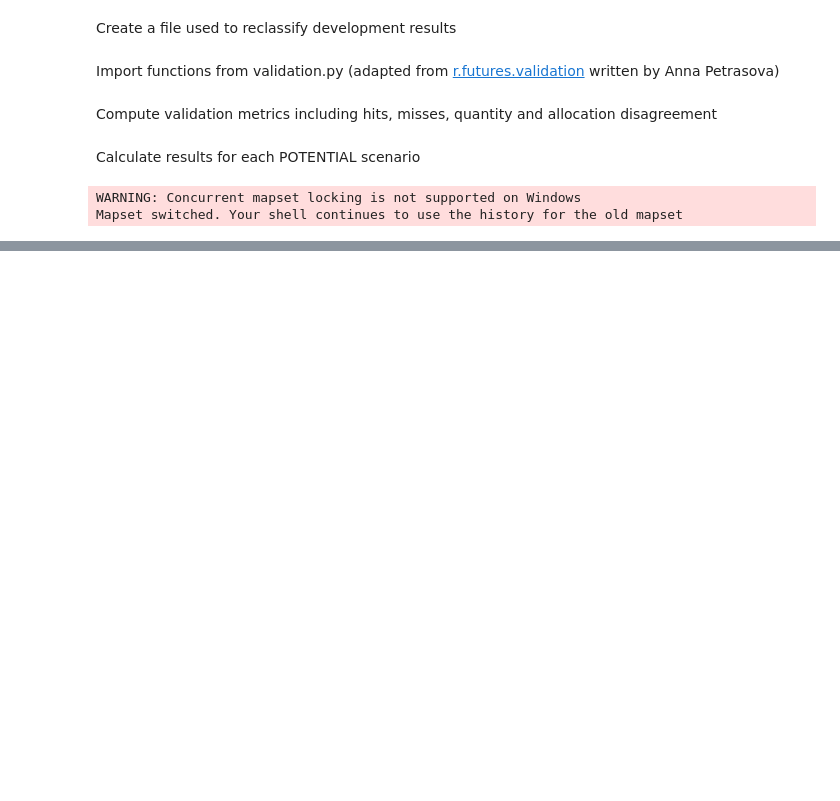
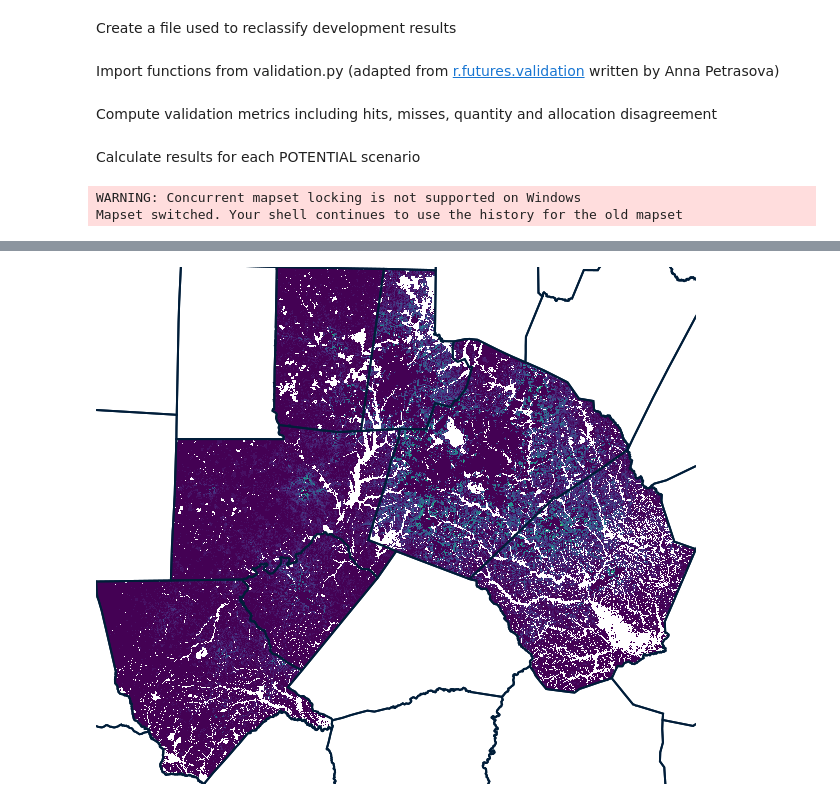
Before and after one commit to malawrim/FUTURES_zoning_prelim, a Jupyter notebook: futures_pga.ipynb, the cells around one changed output, grey strips where cells are left out. Cells and saved outputs as stored; diff of their text form; code cells hidden in the pictures; blank space fills up the shorter version.

```diff
--- a/futures_pga.ipynb
+++ b/futures_pga.ipynb
@@ -264,0 +276,4 @@ Patch calibration if you were to calibrate by zoning district
+# %%
+show("probability@sub")
+# %% [output]
+[figure, added]
```
Also changed, not shown: parts of 9 cells of this notebook, 2 other files.
